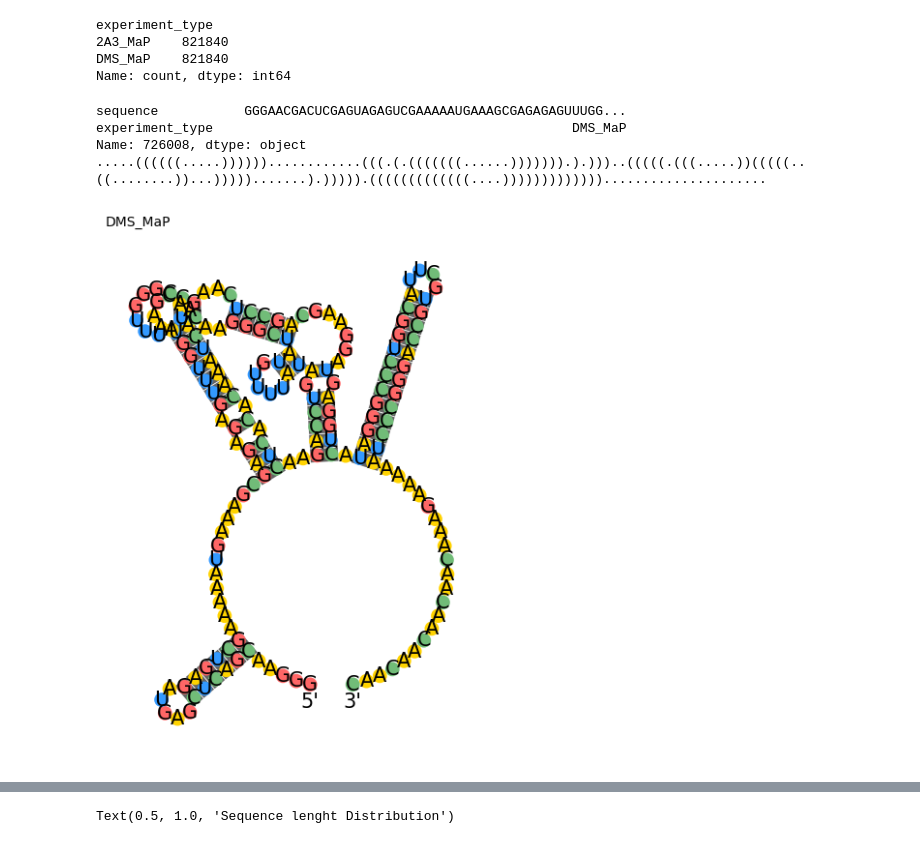
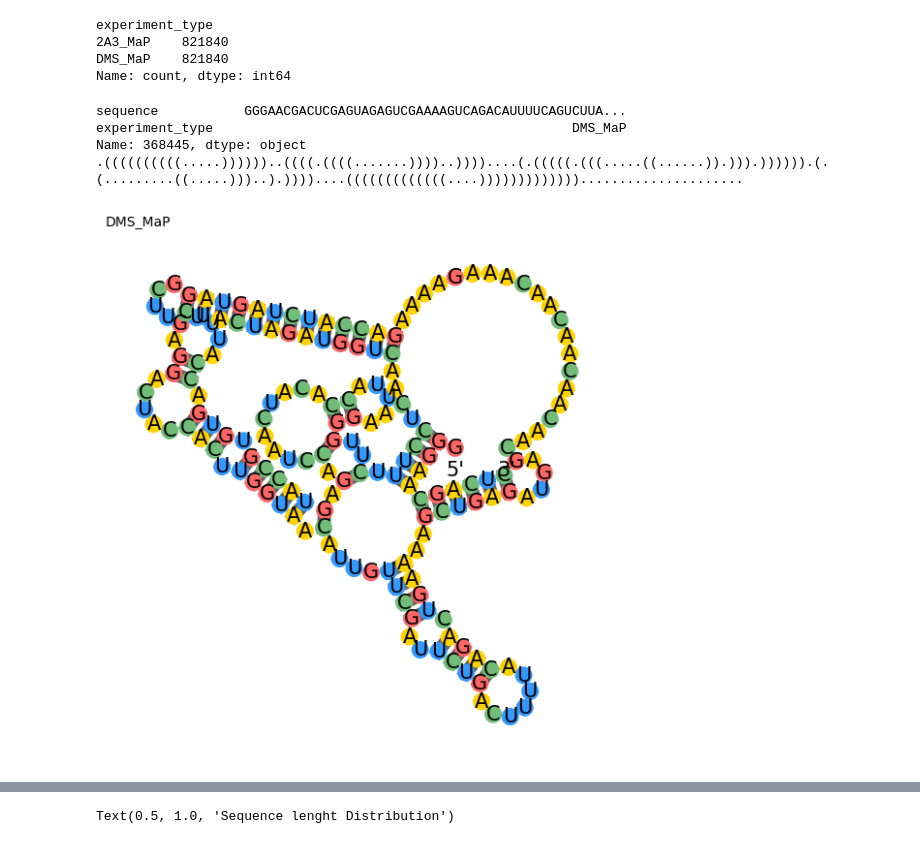
Before and after one commit to SmogJ/Kaggle-Competition----Stanford-Ribonanza-RNA-Folding, a Jupyter notebook: 1st-ribo-note.ipynb, the cells around one changed output, grey strips where cells are left out. Cells and saved outputs as stored; diff of their text form; code cells hidden in the pictures.

```diff
--- a/1st-ribo-note.ipynb
+++ b/1st-ribo-note.ipynb
@@ -226,20 +254,23 @@ DMS_MaP    821840
 Name: count, dtype: int64
 # %%
 # Visualizing RNA  sequence for DMS MaP
-seq_dms = opt_train[opt_train["experiment_type"] == "DMS_MaP"].iloc[322534, 1:3]
+dms_map= opt_train[opt_train.experiment_type == "DMS_MaP"]
+seq_index= random.randint(0,len(dms_map.sequence))
+
+seq_dms = opt_train[opt_train["experiment_type"] == "DMS_MaP"].iloc[seq_index, 1:3]
 print(seq_dms)
 
 structure = mfe(seq_dms.sequence,package="eternafold")
 print(structure)
 
 fig, axs = plt.subplots(1,1,  figsize=(8,7))
 draw_struct(seq_dms.sequence, structure, ax=axs)
 axs.set_title(seq_dms.experiment_type, loc='left', fontsize='medium')
 plt.show()
 # %% [output]
-sequence           GGGAACGACUCGAGUAGAGUCGAAAAAUGAAAGCGAGAGAGUUUGG...
+sequence           GGGAACGACUCGAGUAGAGUCGAAAAGUCAGACAUUUUCAGUCUUA...
 experiment_type                                              DMS_MaP
-Name: 726008, dtype: object
-.....((((((.....))))))............(((.(.(((((((......))))))).).)))..(((((.(((.....))(((((..((........))...))))).......).))))).(((((((((((((....))))))))))))).....................
+Name: 368445, dtype: object
+.((((((((((.....))))))..((((.((((.......))))..))))....(.(((((.(((.....((......)).))).)))))).(.(.........((.....)))..).))))....(((((((((((((....))))))))))))).....................
-[figure, old version]
+[figure, new version]
 # %%
```
Also changed, not shown: parts of 35 cells of this notebook.
